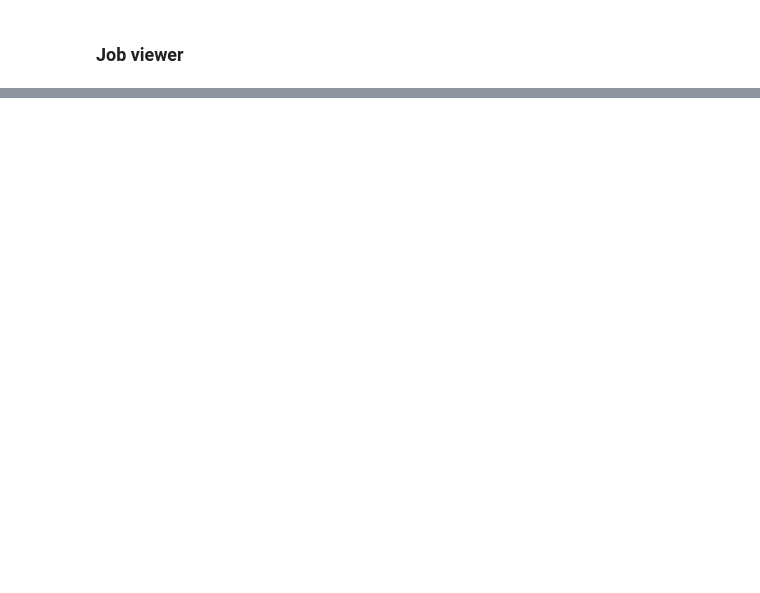
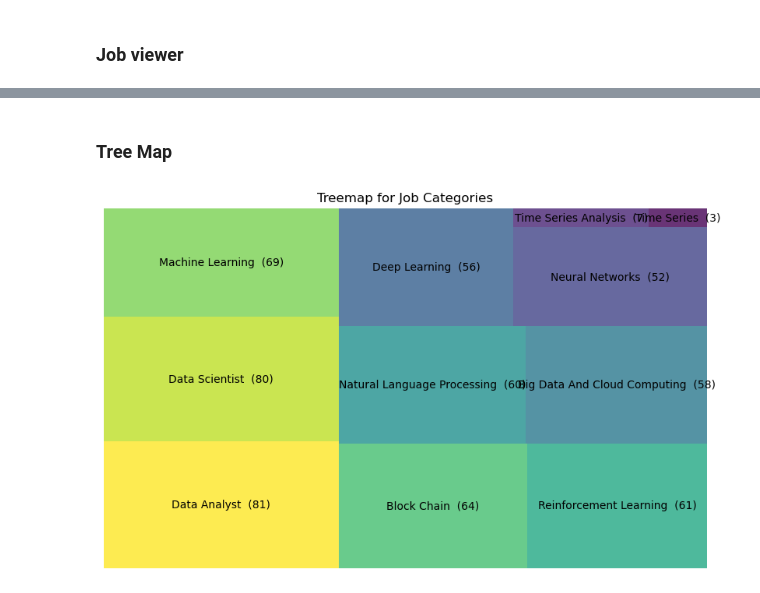
Before and after one commit to vdelimad/returning-student-scholarship, a Jupyter notebook: Code/DataVisualization/visuals.ipynb, the cells around one changed output, grey strips where cells are left out. Saved outputs shown, nothing was run; the diff lists cells and outputs as text; code cells hidden in the pictures; blank space fills up the shorter version.

```diff
--- a/Code/DataVisualization/visuals.ipynb
+++ b/Code/DataVisualization/visuals.ipynb
@@ -123,3 +127,28 @@ fig.show()
 
 # save
 pio.write_html(fig, file='../../Report/Outputs/jobs_table.html')
+# %% [markdown]
+### Tree Map
+# %%
+
+
+cat_col = jobs_results["category"]
+# Create a DataFrame with category frequencies
+cat_freq = cat_col.value_counts().reset_index()
+cat_freq.columns = ['Category', 'Frequency']
+
+
+
+# Combine the category name and count into a single label
+cat_freq['Label'] = cat_freq['Category'] + ' (' + cat_freq['Frequency'].astype(str) + ')'
+
+# Generate the treemap
+fig, ax = plt.subplots(figsize=(10, 6))
+colors = plt.cm.viridis_r(np.linspace(0, 1, len(cat_freq)))
+squarify.plot(sizes=cat_freq['Frequency'], label=cat_freq['Label'], color=colors, alpha=0.8, ax=ax, text_kwargs={'fontsize': 10})
+
+ax.axis('off')
+plt.title("Treemap for Job Categories")
+plt.show()
+# %% [output]
+[figure, added]
```
Also changed, not shown: parts of 1 cell of this notebook, 6 other files.
